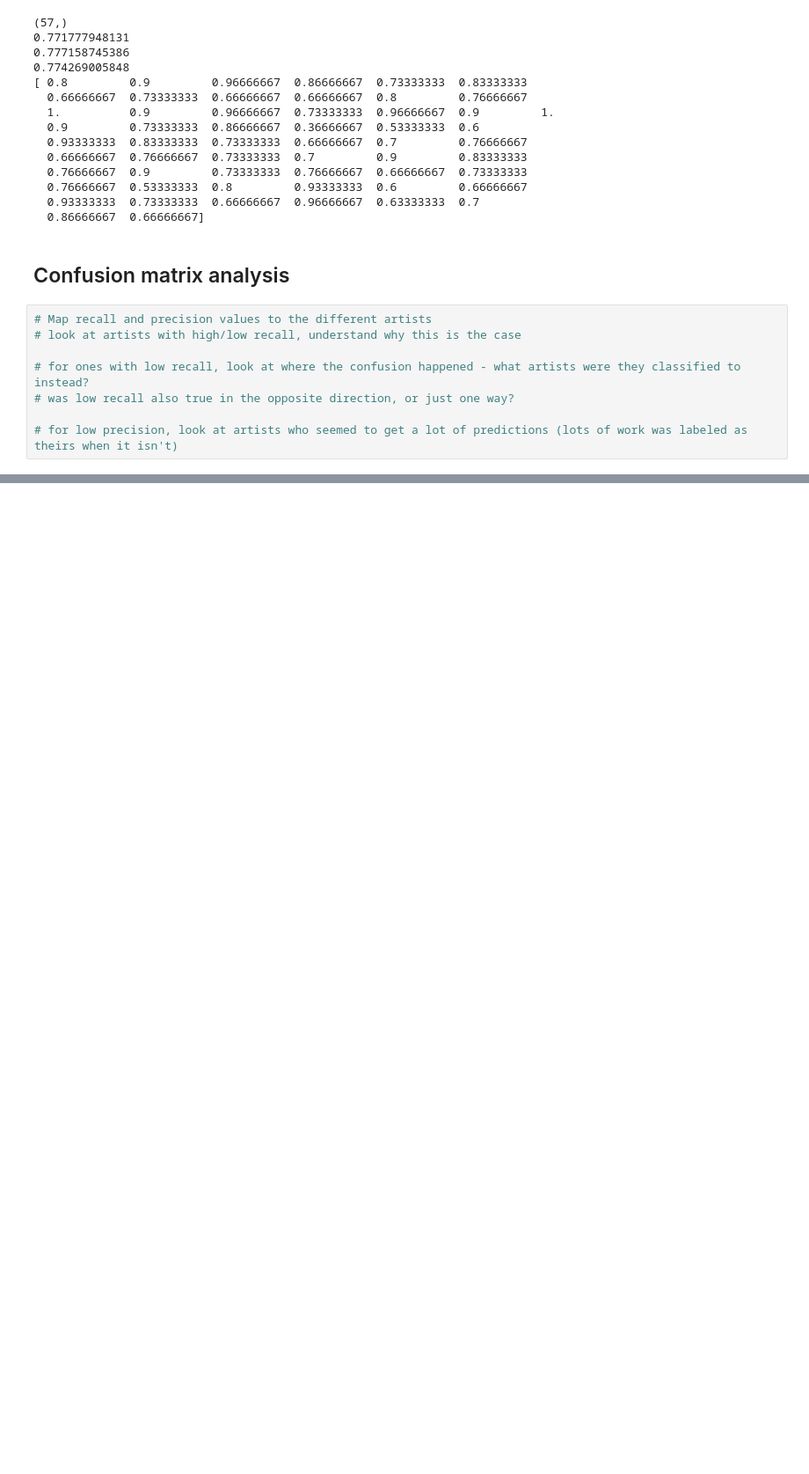
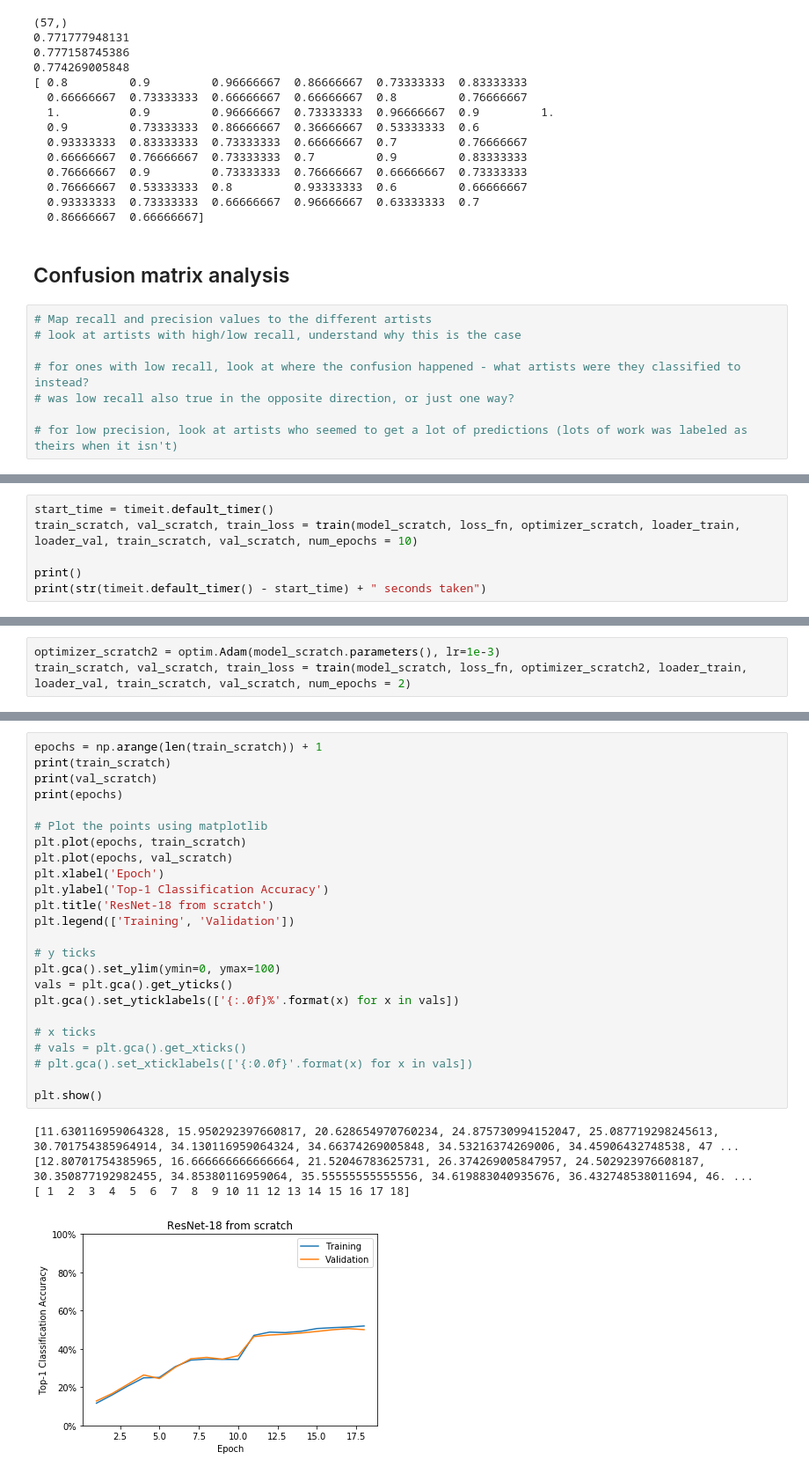
Before and after one commit to Genoc/cs231n-final, a Jupyter notebook: TrainArtists-Full-300-Run2.ipynb, the cells around one changed output, grey strips where cells are left out. Shown at 88% size. Cells and saved outputs as stored; diff of their text form; blank space fills up the shorter version.

```diff
--- a/TrainArtists-Full-300-Run2.ipynb
+++ b/TrainArtists-Full-300-Run2.ipynb
@@ -627,0 +777,6 @@ print(avg_recall)
+# %%
+start_time = timeit.default_timer()
+train_scratch, val_scratch, train_loss = train(model_scratch, loss_fn, optimizer_scratch, loader_train, loader_val, train_scratch, val_scratch, num_epochs = 10)
+
+print()
+print(str(timeit.default_timer() - start_time) + " seconds taken")
@@ -627,0 +801,3 @@ print(avg_recall)
+# %%
+optimizer_scratch2 = optim.Adam(model_scratch.parameters(), lr=1e-3)
+train_scratch, val_scratch, train_loss = train(model_scratch, loss_fn, optimizer_scratch2, loader_train, loader_val, train_scratch, val_scratch, num_epochs = 2)
@@ -627,0 +819,29 @@ print(avg_recall)
+# %%
+epochs = np.arange(len(train_scratch)) + 1
+print(train_scratch)
+print(val_scratch)
+print(epochs)
+
+# Plot the points using matplotlib
+plt.plot(epochs, train_scratch)
+plt.plot(epochs, val_scratch)
+plt.xlabel('Epoch')
+plt.ylabel('Top-1 Classification Accuracy')
+plt.title('ResNet-18 from scratch')
+plt.legend(['Training', 'Validation'])
+
+# y ticks
+plt.gca().set_ylim(ymin=0, ymax=100)
+vals = plt.gca().get_yticks()
+plt.gca().set_yticklabels(['{:.0f}%'.format(x) for x in vals])
+
+# x ticks
+# vals = plt.gca().get_xticks()
+# plt.gca().set_xticklabels(['{:0.0f}'.format(x) for x in vals])
+
+plt.show()
+# %% [output]
+[11.630116959064328, 15.950292397660817, 20.628654970760234, 24.875730994152047, 25.087719298245613, 30.701754385964914, 34.130116959064324, 34.66374269005848, 34.53216374269006, 34.45906432748538, 47 ...
+[12.80701754385965, 16.666666666666664, 21.52046783625731, 26.374269005847957, 24.502923976608187, 30.350877192982455, 34.85380116959064, 35.55555555555556, 34.619883040935676, 36.432748538011694, 46. ...
+[ 1  2  3  4  5  6  7  8  9 10 11 12 13 14 15 16 17 18]
+[figure, added]
```
Also changed, not shown: parts of 41 cells of this notebook, 11 other files.
